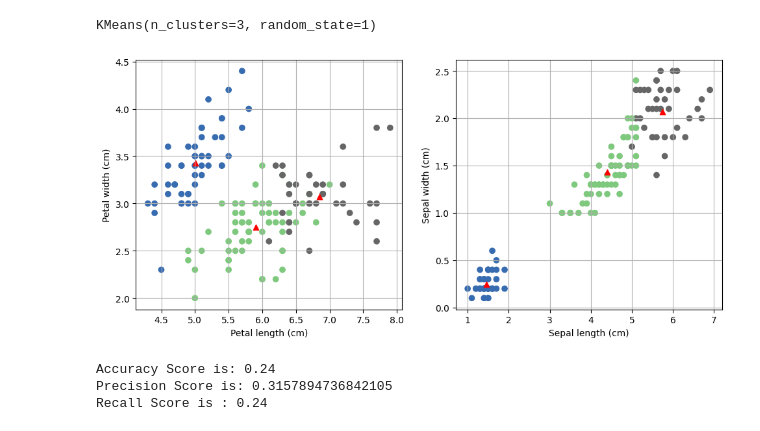
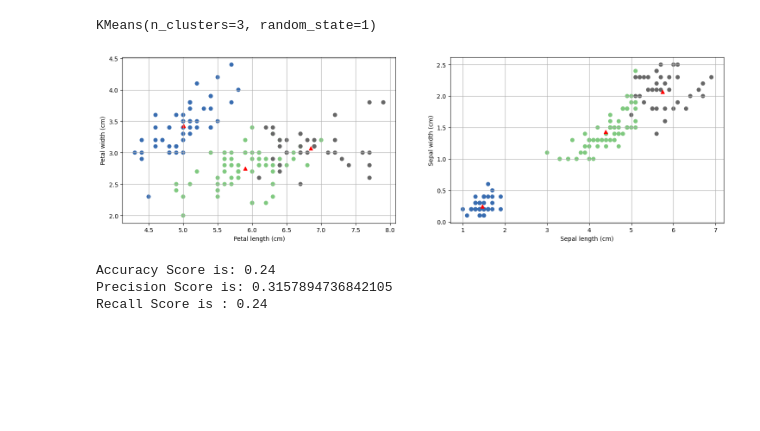
Before and after one commit to Kingstan070/ML-AI-LAB, a Jupyter notebook: Clustering Problem/k_means.ipynb, the cells around one changed output. Saved outputs shown, nothing was run; the diff lists cells and outputs as text; code cells hidden in the pictures; blank space fills up the shorter version.

```diff
--- a/Clustering Problem/k_means.ipynb
+++ b/Clustering Problem/k_means.ipynb
@@ -46,33 +46,33 @@ pred = model.predict(X)
 # %%
 ## Ploting the graph
 import matplotlib.pyplot as plt
 import matplotlib.cm as cm
 
 plt.figure(figsize=(18,5)) # Size of the figure
 
-plt.subplot(1,3,1)
+plt.subplot(1,2,1)
 plt.scatter(X[:,0],X[:,1],c = pred, cmap=cm.Accent) ## Scattering features at column 0 and 1
 for center in model.cluster_centers_:
     ## Scattering center of column 0 and 2
     center = center[0:2]
     plt.scatter(center[0], center[1], marker='^', c='red')
 plt.grid(True)
 plt.xlabel("Petal length (cm)")
 plt.ylabel("Petal width (cm)")
 
-plt.subplot(1,3,2)
+plt.subplot(1,2,2)
 plt.scatter(X[:,2],X[:,3],c = pred, cmap=cm.Accent) ## Scattering features at column 2 and 3
 for center in model.cluster_centers_:
     ## Scattering center of column 2 and 3
     center = center[2:4]
     plt.scatter(center[0], center[1], marker='^', c='red')
 plt.grid(True)
 plt.xlabel("Sepal length (cm)")
 plt.ylabel("Sepal width (cm)")
 
 plt.show()
 # %% [output]
-[figure, old version]
+[figure, new version]
 # %%
 ## Evaluating the Model
 from sklearn.metrics import accuracy_score, precision_score, recall_score
```
